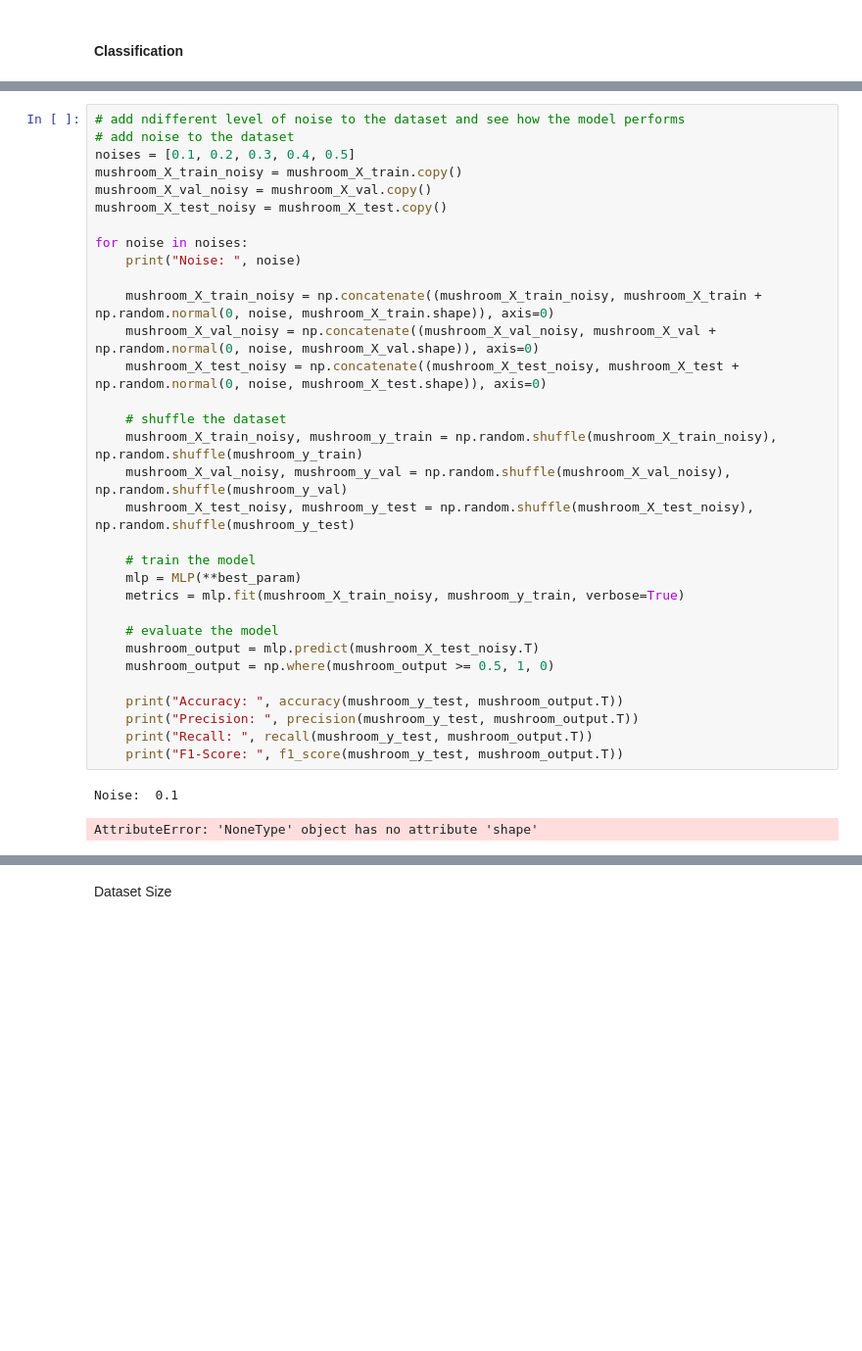
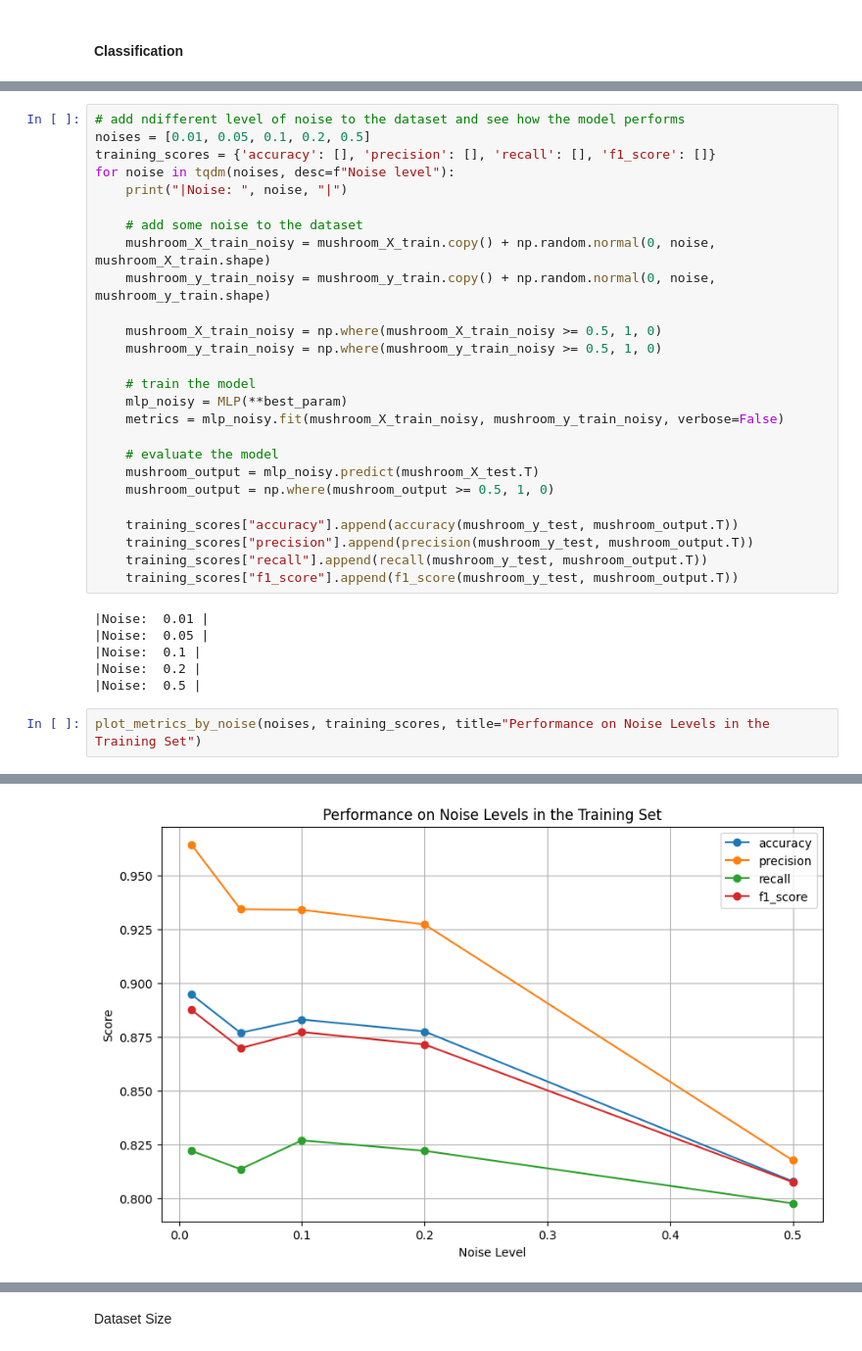
Before and after one commit to hectellian/ai-nn-project, a Jupyter notebook: results.ipynb, the cells around one changed output, grey strips where cells are left out. Shown at 98% size. Saved outputs shown, nothing was run; the diff lists cells and outputs as text; blank space fills up the shorter version.

```diff
--- a/results.ipynb
+++ b/results.ipynb
@@ -354,35 +346,35 @@ Features Noise
 # %%
 # add ndifferent level of noise to the dataset and see how the model performs
-# add noise to the dataset
-noises = [0.1, 0.2, 0.3, 0.4, 0.5]
-mushroom_X_train_noisy = mushroom_X_train.copy()
-mushroom_X_val_noisy = mushroom_X_val.copy()
-mushroom_X_test_noisy = mushroom_X_test.copy()
+noises = [0.01, 0.05, 0.1, 0.2, 0.5]
+training_scores = {'accuracy': [], 'precision': [], 'recall': [], 'f1_score': []}
+for noise in tqdm(noises, desc=f"Noise level"):
+    print("|Noise: ", noise, "|")
 
-for noise in noises:
-    print("Noise: ", noise)
+    # add some noise to the dataset
+    mushroom_X_train_noisy = mushroom_X_train.copy() + np.random.normal(0, noise, mushroom_X_train.shape)
+    mushroom_y_train_noisy = mushroom_y_train.copy() + np.random.normal(0, noise, mushroom_y_train.shape)
 
-    mushroom_X_train_noisy = np.concatenate((mushroom_X_train_noisy, mushroom_X_train + np.random.normal(0, noise, mushroom_X_train.shape)), axis=0)
-    mushroom_X_val_noisy = np.concatenate((mushroom_X_val_noisy, mushroom_X_val + np.random.normal(0, noise, mushroom_X_val.shape)), axis=0)
-    mushroom_X_test_noisy = np.concatenate((mushroom_X_test_noisy, mushroom_X_test + np.random.normal(0, noise, mushroom_X_test.shape)), axis=0)
-
-    # shuffle the dataset
-    mushroom_X_train_noisy, mushroom_y_train = np.random.shuffle(mushroom_X_train_noisy), np.random.shuffle(mushroom_y_train)
-    mushroom_X_val_noisy, mushroom_y_val = np.random.shuffle(mushroom_X_val_noisy), np.random.shuffle(mushroom_y_val)
-    mushroom_X_test_noisy, mushroom_y_test = np.random.shuffle(mushroom_X_test_noisy), np.random.shuffle(mushroom_y_test)
+    mushroom_X_train_noisy = np.where(mushroom_X_train_noisy >= 0.5, 1, 0)
+    mushroom_y_train_noisy = np.where(mushroom_y_train_noisy >= 0.5, 1, 0)
 
     # train the model
-    mlp = MLP(**best_param)
-    metrics = mlp.fit(mushroom_X_train_noisy, mushroom_y_train, verbose=True)
+    mlp_noisy = MLP(**best_param)
+    metrics = mlp_noisy.fit(mushroom_X_train_noisy, mushroom_y_train_noisy, verbose=False)
 
     # evaluate the model
-    mushroom_output = mlp.predict(mushroom_X_test_noisy.T)
+    mushroom_output = mlp_noisy.predict(mushroom_X_test.T)
     mushroom_output = np.where(mushroom_output >= 0.5, 1, 0)
 
-    print("Accuracy: ", accuracy(mushroom_y_test, mushroom_output.T))
-    print("Precision: ", precision(mushroom_y_test, mushroom_output.T))
-    print("Recall: ", recall(mushroom_y_test, mushroom_output.T))
-    print("F1-Score: ", f1_score(mushroom_y_test, mushroom_output.T))
+    training_scores["accuracy"].append(accuracy(mushroom_y_test, mushroom_output.T))
+    training_scores["precision"].append(precision(mushroom_y_test, mushroom_output.T))
+    training_scores["recall"].append(recall(mushroom_y_test, mushroom_output.T))
+    training_scores["f1_score"].append(f1_score(mushroom_y_test, mushroom_output.T))
 # %% [output]
-Noise:  0.1
+|Noise:  0.01 |
+|Noise:  0.05 |
+|Noise:  0.1 |
+|Noise:  0.2 |
+|Noise:  0.5 |
-AttributeError: 'NoneType' object has no attribute 'shape'
+# %%
+plot_metrics_by_noise(noises, training_scores, title="Performance on Noise Levels in the Training Set")
+# %% [output]
@@ -389 +385,2 @@ AttributeError: 'NoneType' object has no attribute 'shape'
+[figure, added]
 # %% [markdown]
```
Also changed, not shown: parts of 32 cells of this notebook, 4 other files.
